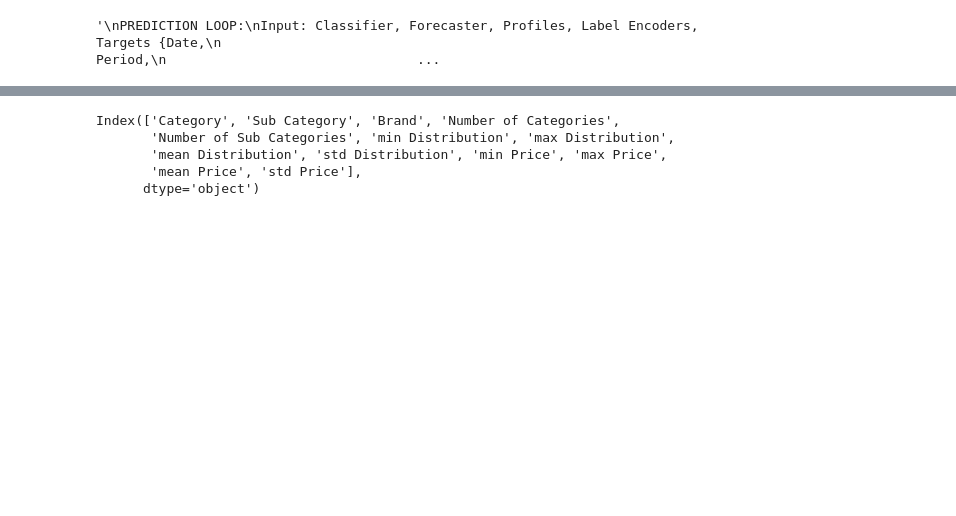
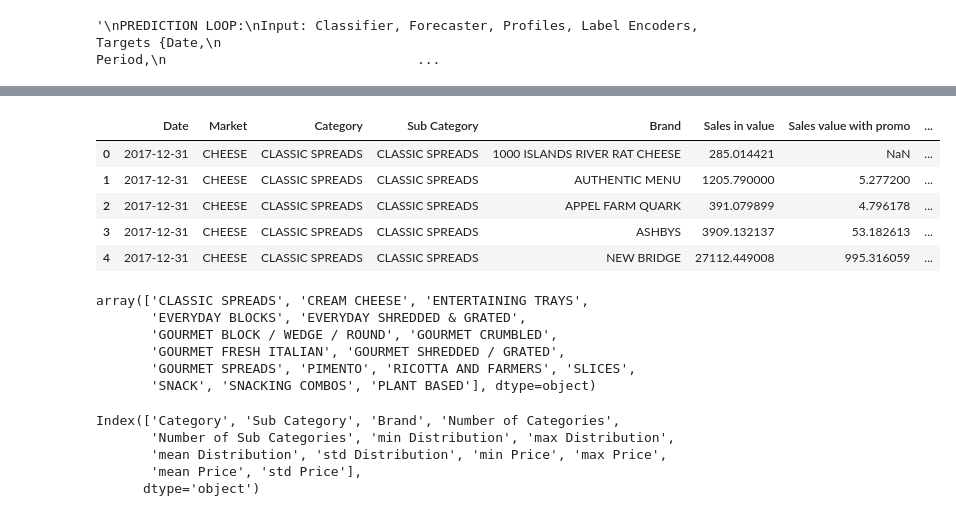
Before and after one commit to rayane-pivot/bel-bel-2022-growth-modelling-gm_tool, a Jupyter notebook: prediction_loop_ahmed.ipynb, the cells around one changed output, grey strips where cells are left out. Drawn from its saved outputs; the diff is of its cells as text; code cells hidden in the pictures; blank space fills up the shorter version.

```diff
--- a/prediction_loop_ahmed.ipynb
+++ b/prediction_loop_ahmed.ipynb
@@ -43,3 +53,22 @@ df = data_manager.get_df()
+# %%
+df = pd.read_excel("data/USA/USA_df_postprocessing_0303.xlsx")
+df.head()
+# %% [output]
+|  | Date | Market | Category | Sub Category | Brand | Sales in value | Sales value with promo | ... |
+| 0 | 2017-12-31 | CHEESE | CLASSIC SPREADS | CLASSIC SPREADS | 1000 ISLANDS RIVER RAT CHEESE | 285.014421 | NaN | ... |
+| 1 | 2017-12-31 | CHEESE | CLASSIC SPREADS | CLASSIC SPREADS | AUTHENTIC MENU | 1205.790000 | 5.277200 | ... |
+| 2 | 2017-12-31 | CHEESE | CLASSIC SPREADS | CLASSIC SPREADS | APPEL FARM QUARK | 391.079899 | 4.796178 | ... |
+| 3 | 2017-12-31 | CHEESE | CLASSIC SPREADS | CLASSIC SPREADS | ASHBYS | 3909.132137 | 53.182613 | ... |
+| 4 | 2017-12-31 | CHEESE | CLASSIC SPREADS | CLASSIC SPREADS | NEW BRIDGE | 27112.449008 | 995.316059 | ... |
+# %%
+df.Category.unique()
+# %% [output]
+array(['CLASSIC SPREADS', 'CREAM CHEESE', 'ENTERTAINING TRAYS',
+       'EVERYDAY BLOCKS', 'EVERYDAY SHREDDED & GRATED',
+       'GOURMET BLOCK / WEDGE / ROUND', 'GOURMET CRUMBLED',
+       'GOURMET FRESH ITALIAN', 'GOURMET SHREDDED / GRATED',
+       'GOURMET SPREADS', 'PIMENTO', 'RICOTTA AND FARMERS', 'SLICES',
+       'SNACK', 'SNACKING COMBOS', 'PLANT BASED'], dtype=object)
 # %%
 #set space for nn
 df_temp = df.copy()
```
Also changed, not shown: parts of 11 cells of this notebook, 8 other files.
